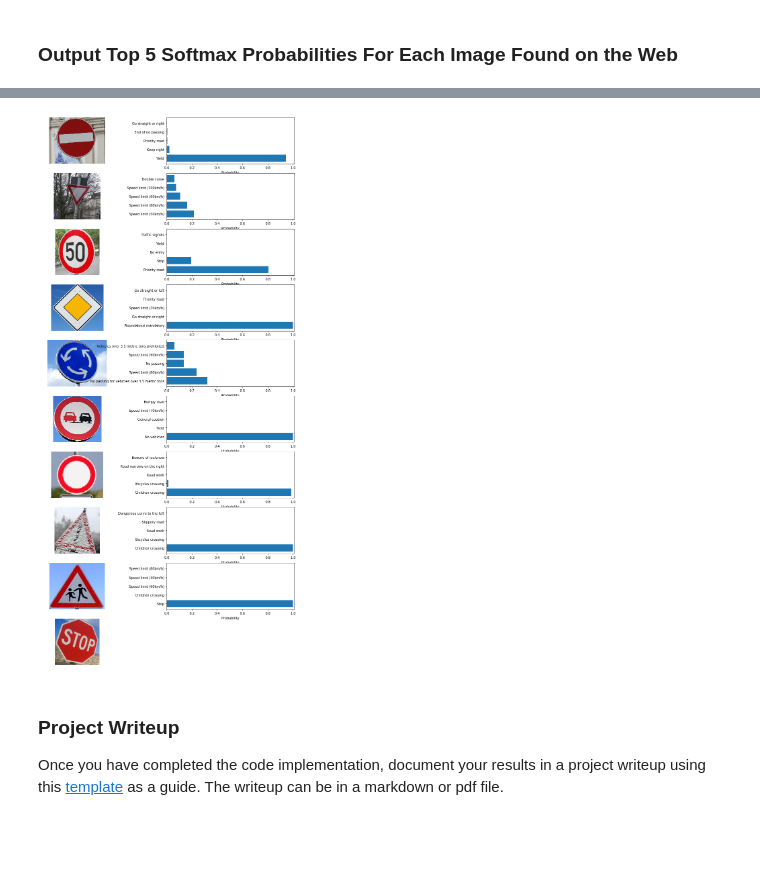
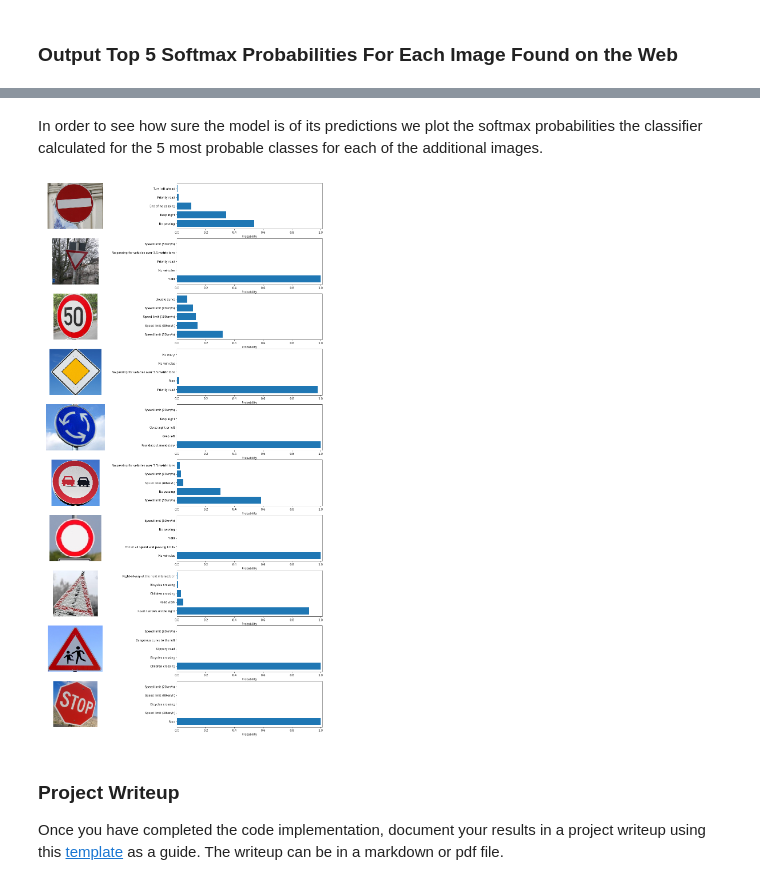
Before and after one commit to CBraeuninger/traffic_sign_classifier, a Jupyter notebook: Traffic_Sign_Classifier.ipynb, the cells around one changed output, grey strips where cells are left out. Cells and saved outputs as stored; diff of their text form; code cells hidden in the pictures; blank space fills up the shorter version.

Commit message:
Fixed problem plotting softmax probabilities

```diff
--- a/Traffic_Sign_Classifier.ipynb
+++ b/Traffic_Sign_Classifier.ipynb
@@ -852,36 +793,38 @@ TopKV2(values=array([[  5.27311087e-01,   3.66899639e-01,   6.03988543e-02,
+# %% [markdown]
+In order to see how sure the model is of its predictions we plot the softmax probabilities the classifier calculated for the 5 most probable classes for each of the additional images.
 # %%
 import math
 
-plt.figure(figsize=(15,30))
+plt.figure(figsize=(20,35))
 
-for i in range(1,20):
+for i in range(0,20):
 
-    index_image = math.floor(i/2);
+    index_image = math.floor(i/2)
     labels = []
     for label in softmax_probs.indices[index_image]:
         labels.append(signnames_dict[str(label)])
     probs = np.array(softmax_probs.values[index_image])
 
-    if i%2>0:
-        plt.subplot(10, 2, i)
+    if i%2==0:
+        plt.subplot(10, 2, i+1)
         label = str(labels_add_images[index_image])
         desc = signnames_dict[label]
         pred_label = str(pred_classes[index_image])
         pred_desc = signnames_dict[pred_label]
         plt.axis("off")
         plt.imshow(add_images[index_image])
 
-    if i%2==0:
-        plt.subplot(10,2,i)
+    if i%2>0:
+        plt.subplot(10,2,i+1)
         plt.barh([0, 1, 2, 3, 4], probs)
         plt.yticks([0, 1, 2, 3, 4], labels)
         plt.xlabel('Probability')
         plt.xlim(0,1.01)
 
 
 plt.show()
 # %% [output]
-[figure, old version]
+[figure, new version]
 # %% [markdown]
 ### Project Writeup
 
```
Also changed, not shown: parts of 3 cells of this notebook.
